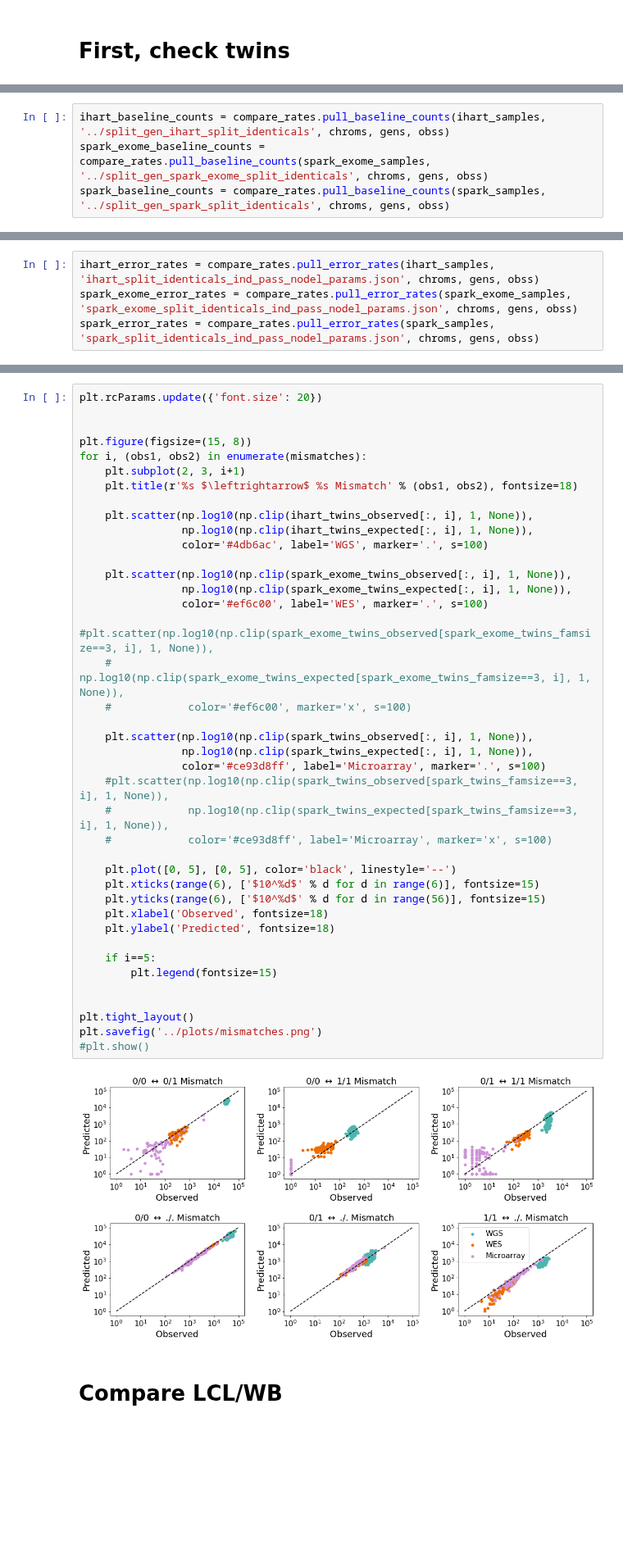
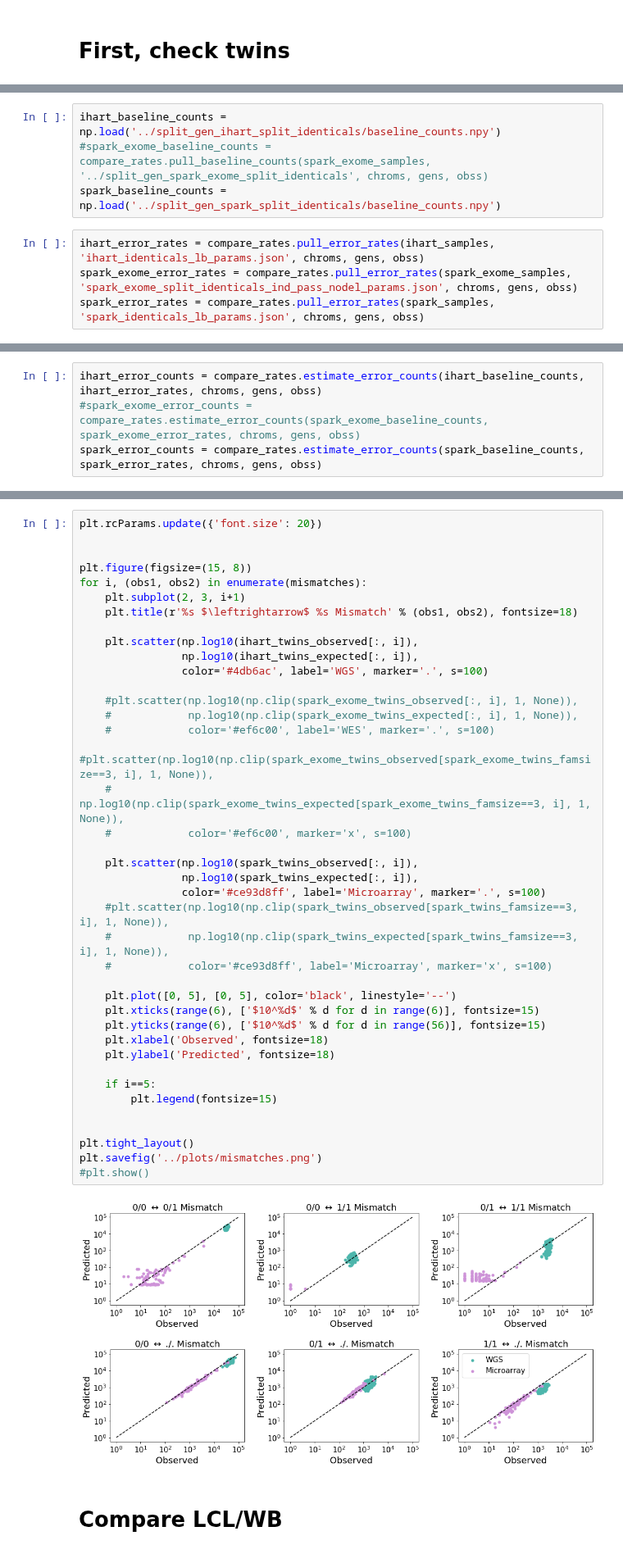
Before and after one commit to kpaskov/PhasingFamilies, a Jupyter notebook: parameter_estimation/Validate-With-Twins.ipynb, the cells around one changed output, grey strips where cells are left out. Shown at 82% size. Saved outputs shown, nothing was run; the diff lists cells and outputs as text; blank space fills up the shorter version.

```diff
--- a/parameter_estimation/Validate-With-Twins.ipynb
+++ b/parameter_estimation/Validate-With-Twins.ipynb
@@ -34,4 +30,8 @@ Removing 0 individuals missing chromosomal data
+# %%
+ihart_baseline_counts = np.load('../split_gen_ihart_split_identicals/baseline_counts.npy')
+#spark_exome_baseline_counts = compare_rates.pull_baseline_counts(spark_exome_samples, '../split_gen_spark_exome_split_identicals', chroms, gens, obss)
+spark_baseline_counts = np.load('../split_gen_spark_split_identicals/baseline_counts.npy')
 # %%
-ihart_baseline_counts = compare_rates.pull_baseline_counts(ihart_samples, '../split_gen_ihart_split_identicals', chroms, gens, obss)
-spark_exome_baseline_counts = compare_rates.pull_baseline_counts(spark_exome_samples, '../split_gen_spark_exome_split_identicals', chroms, gens, obss)
-spark_baseline_counts = compare_rates.pull_baseline_counts(spark_samples, '../split_gen_spark_split_identicals', chroms, gens, obss)
+ihart_error_rates = compare_rates.pull_error_rates(ihart_samples, 'ihart_identicals_lb_params.json', chroms, gens, obss)
+spark_exome_error_rates = compare_rates.pull_error_rates(spark_exome_samples, 'spark_exome_split_identicals_ind_pass_nodel_params.json', chroms, gens, obss)
+spark_error_rates = compare_rates.pull_error_rates(spark_samples, 'spark_identicals_lb_params.json', chroms, gens, obss)
@@ -40,4 +38,4 @@ spark_baseline_counts = compare_rates.pull_baseline_counts(spark_samples, '../sp
 # %%
-ihart_error_rates = compare_rates.pull_error_rates(ihart_samples, 'ihart_split_identicals_ind_pass_nodel_params.json', chroms, gens, obss)
-spark_exome_error_rates = compare_rates.pull_error_rates(spark_exome_samples, 'spark_exome_split_identicals_ind_pass_nodel_params.json', chroms, gens, obss)
-spark_error_rates = compare_rates.pull_error_rates(spark_samples, 'spark_split_identicals_ind_pass_nodel_params.json', chroms, gens, obss)
+ihart_error_counts = compare_rates.estimate_error_counts(ihart_baseline_counts, ihart_error_rates, chroms, gens, obss)
+#spark_exome_error_counts = compare_rates.estimate_error_counts(spark_exome_baseline_counts, spark_exome_error_rates, chroms, gens, obss)
+spark_error_counts = compare_rates.estimate_error_counts(spark_baseline_counts, spark_error_rates, chroms, gens, obss)
@@ -133,41 +126,41 @@ plt.rcParams.update({'font.size': 20})
 plt.figure(figsize=(15, 8))
 for i, (obs1, obs2) in enumerate(mismatches):
     plt.subplot(2, 3, i+1)
     plt.title(r'%s $\leftrightarrow$ %s Mismatch' % (obs1, obs2), fontsize=18)
 
-    plt.scatter(np.log10(np.clip(ihart_twins_observed[:, i], 1, None)),
-                np.log10(np.clip(ihart_twins_expected[:, i], 1, None)),
+    plt.scatter(np.log10(ihart_twins_observed[:, i]),
+                np.log10(ihart_twins_expected[:, i]),
                 color='#4db6ac', label='WGS', marker='.', s=100)
 
-    plt.scatter(np.log10(np.clip(spark_exome_twins_observed[:, i], 1, None)),
-                np.log10(np.clip(spark_exome_twins_expected[:, i], 1, None)),
-                color='#ef6c00', label='WES', marker='.', s=100)
+    #plt.scatter(np.log10(np.clip(spark_exome_twins_observed[:, i], 1, None)),
+    #            np.log10(np.clip(spark_exome_twins_expected[:, i], 1, None)),
+    #            color='#ef6c00', label='WES', marker='.', s=100)
     #plt.scatter(np.log10(np.clip(spark_exome_twins_observed[spark_exome_twins_famsize==3, i], 1, None)),
     #            np.log10(np.clip(spark_exome_twins_expected[spark_exome_twins_famsize==3, i], 1, None)),
     #            color='#ef6c00', marker='x', s=100)
 
-    plt.scatter(np.log10(np.clip(spark_twins_observed[:, i], 1, None)),
-                np.log10(np.clip(spark_twins_expected[:, i], 1, None)),
+    plt.scatter(np.log10(spark_twins_observed[:, i]),
+                np.log10(spark_twins_expected[:, i]),
                 color='#ce93d8ff', label='Microarray', marker='.', s=100)
     #plt.scatter(np.log10(np.clip(spark_twins_observed[spark_twins_famsize==3, i], 1, None)),
     #            np.log10(np.clip(spark_twins_expected[spark_twins_famsize==3, i], 1, None)),
     #            color='#ce93d8ff', label='Microarray', marker='x', s=100)
 
     plt.plot([0, 5], [0, 5], color='black', linestyle='--')
     plt.xticks(range(6), ['$10^%d$' % d for d in range(6)], fontsize=15)
     plt.yticks(range(6), ['$10^%d$' % d for d in range(56)], fontsize=15)
     plt.xlabel('Observed', fontsize=18)
     plt.ylabel('Predicted', fontsize=18)
 
     if i==5:
         plt.legend(fontsize=15)
 
 
 plt.tight_layout()
 plt.savefig('../plots/mismatches.png')
 #plt.show()
 # %% [output]
-[figure, old version]
+[figure, new version]
 # %% [markdown]
 # Compare LCL/WB
 # %%
```
Also changed, not shown: parts of 5 cells of this notebook, 2 other files.
